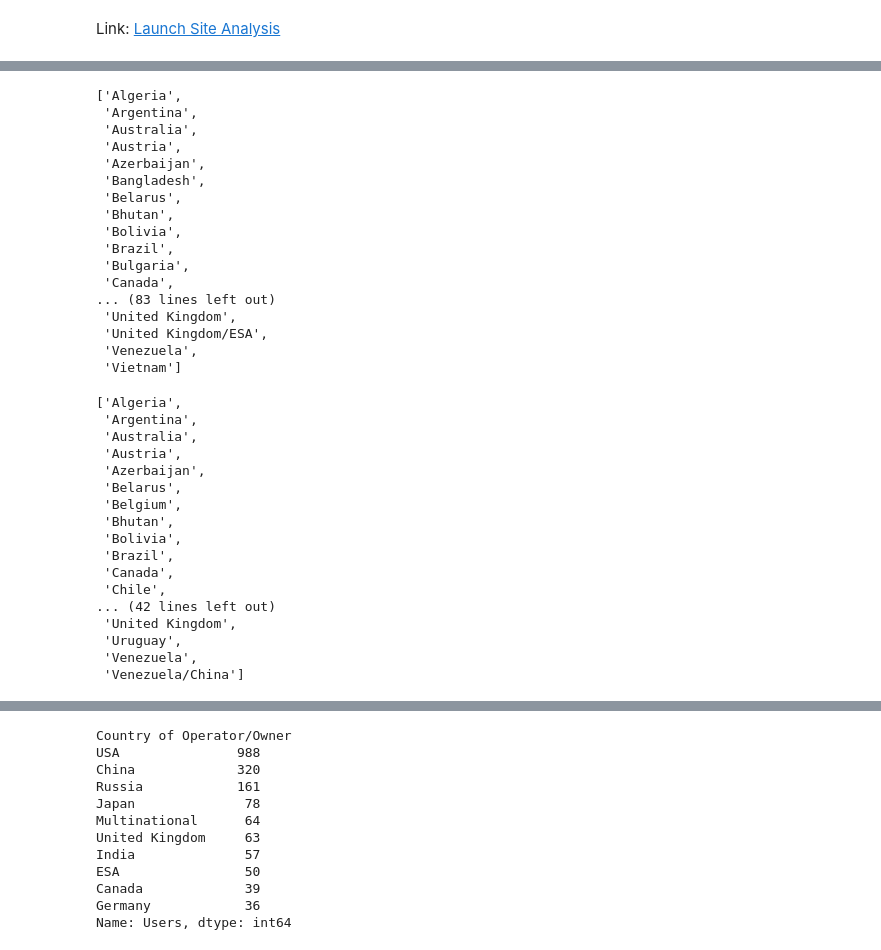
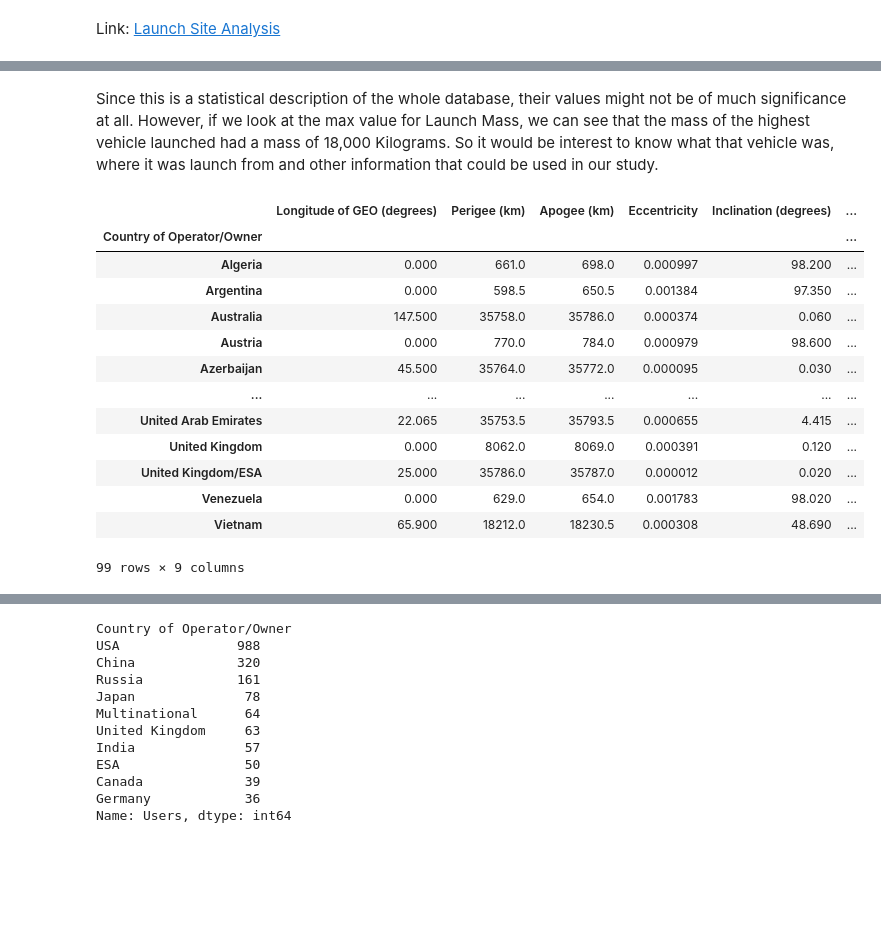
Before and after one commit to GateraGael/Data-Science-Life-Cycle-Global-Rocket-Launch-Study, a Jupyter notebook: Aerospace_Launch_Business_Data_Analysis.ipynb, the cells around one changed output, grey strips where cells are left out. Drawn from its saved outputs; the diff is of its cells as text; code cells hidden in the pictures; blank space fills up the shorter version.

```diff
--- a/Aerospace_Launch_Business_Data_Analysis.ipynb
+++ b/Aerospace_Launch_Business_Data_Analysis.ipynb
@@ -436,0 +572,2 @@ UCS_df
+# %% [markdown]
+Since this is a statistical description of the whole database, their values might not be of much significance at all. However, if we look at the max value for Launch Mass, we can see that the mass of the highest vehicle launched had a mass of 18,000 Kilograms. So it would be interest to know what that vehicle was, where it was launch from and other information that could be used in our study.
@@ -437,40 +576,17 @@ UCS_df
 # %%
-sorted(UCS_df["Country of Operator/Owner"].unique())
+UCS_df.groupby("Country of Operator/Owner").median()
 # %% [output]
+|  | Longitude of GEO (degrees) | Perigee (km) | Apogee (km) | Eccentricity | Inclination (degrees) | ... |
+| Country of Operator/Owner |  |  |  |  |  | ... |
+| Algeria | 0.000 | 661.0 | 698.0 | 0.000997 | 98.200 | ... |
+| Argentina | 0.000 | 598.5 | 650.5 | 0.001384 | 97.350 | ... |
+| Australia | 147.500 | 35758.0 | 35786.0 | 0.000374 | 0.060 | ... |
+| Austria | 0.000 | 770.0 | 784.0 | 0.000979 | 98.600 | ... |
+| Azerbaijan | 45.500 | 35764.0 | 35772.0 | 0.000095 | 0.030 | ... |
+| ... | ... | ... | ... | ... | ... | ... |
+| United Arab Emirates | 22.065 | 35753.5 | 35793.5 | 0.000655 | 4.415 | ... |
+| United Kingdom | 0.000 | 8062.0 | 8069.0 | 0.000391 | 0.120 | ... |
+| United Kingdom/ESA | 25.000 | 35786.0 | 35787.0 | 0.000012 | 0.020 | ... |
+| Venezuela | 0.000 | 629.0 | 654.0 | 0.001783 | 98.020 | ... |
+| Vietnam | 65.900 | 18212.0 | 18230.5 | 0.000308 | 48.690 | ... |
-['Algeria',
- 'Argentina',
- 'Australia',
- 'Austria',
- 'Azerbaijan',
- 'Bangladesh',
- 'Belarus',
- 'Bhutan',
- 'Bolivia',
- 'Brazil',
- 'Bulgaria',
- 'Canada',
-... (83 lines left out)
- 'United Kingdom',
- 'United Kingdom/ESA',
- 'Venezuela',
- 'Vietnam']
+99 rows × 9 columns
-# %%
-sorted(UCS_df["Country/Org of UN Registry"].unique())
-# %% [output]
-['Algeria',
- 'Argentina',
- 'Australia',
- 'Austria',
- 'Azerbaijan',
- 'Belarus',
- 'Belgium',
- 'Bhutan',
- 'Bolivia',
- 'Brazil',
- 'Canada',
- 'Chile',
-... (42 lines left out)
- 'United Kingdom',
- 'Uruguay',
- 'Venezuela',
- 'Venezuela/China']
```
Also changed, not shown: parts of 59 cells of this notebook.
